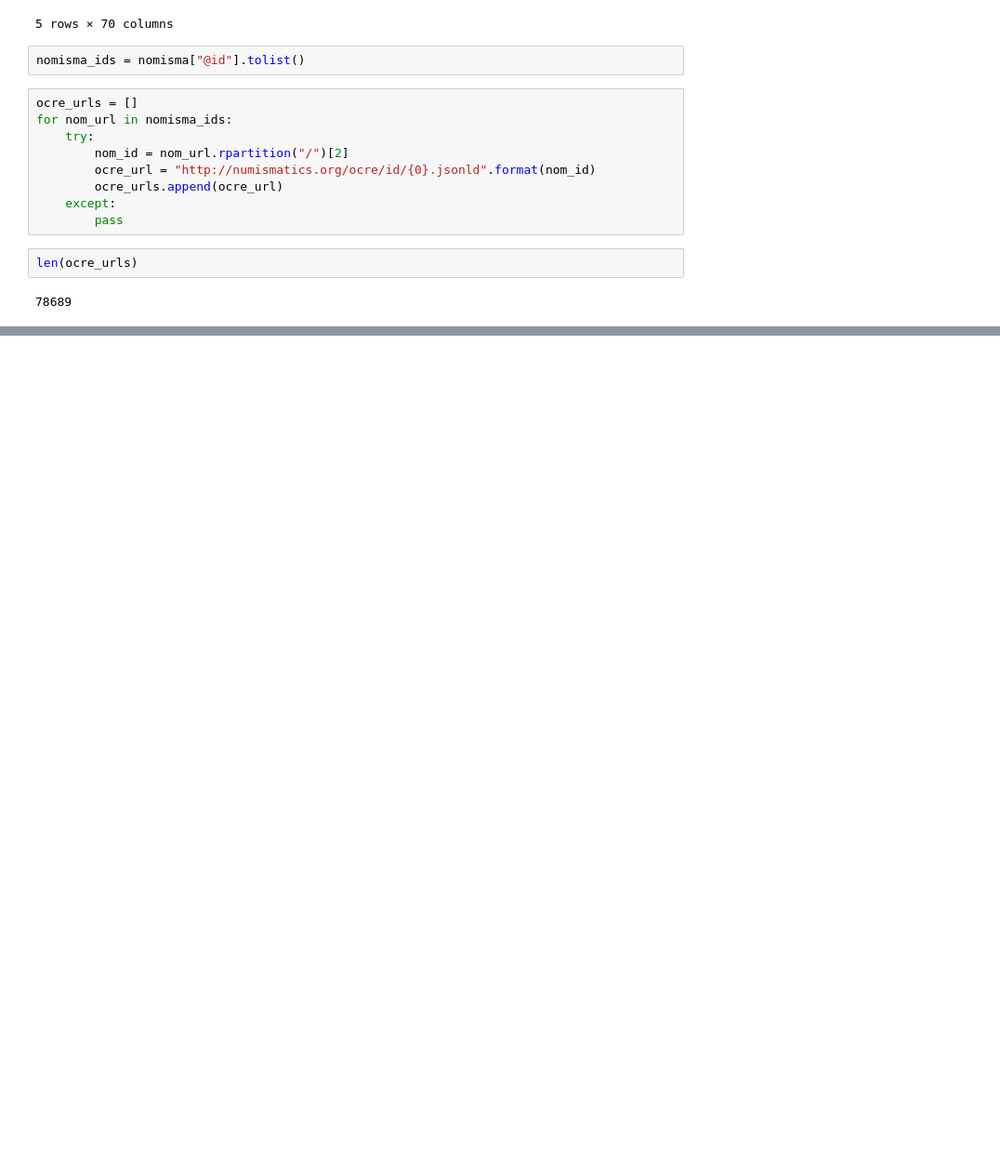
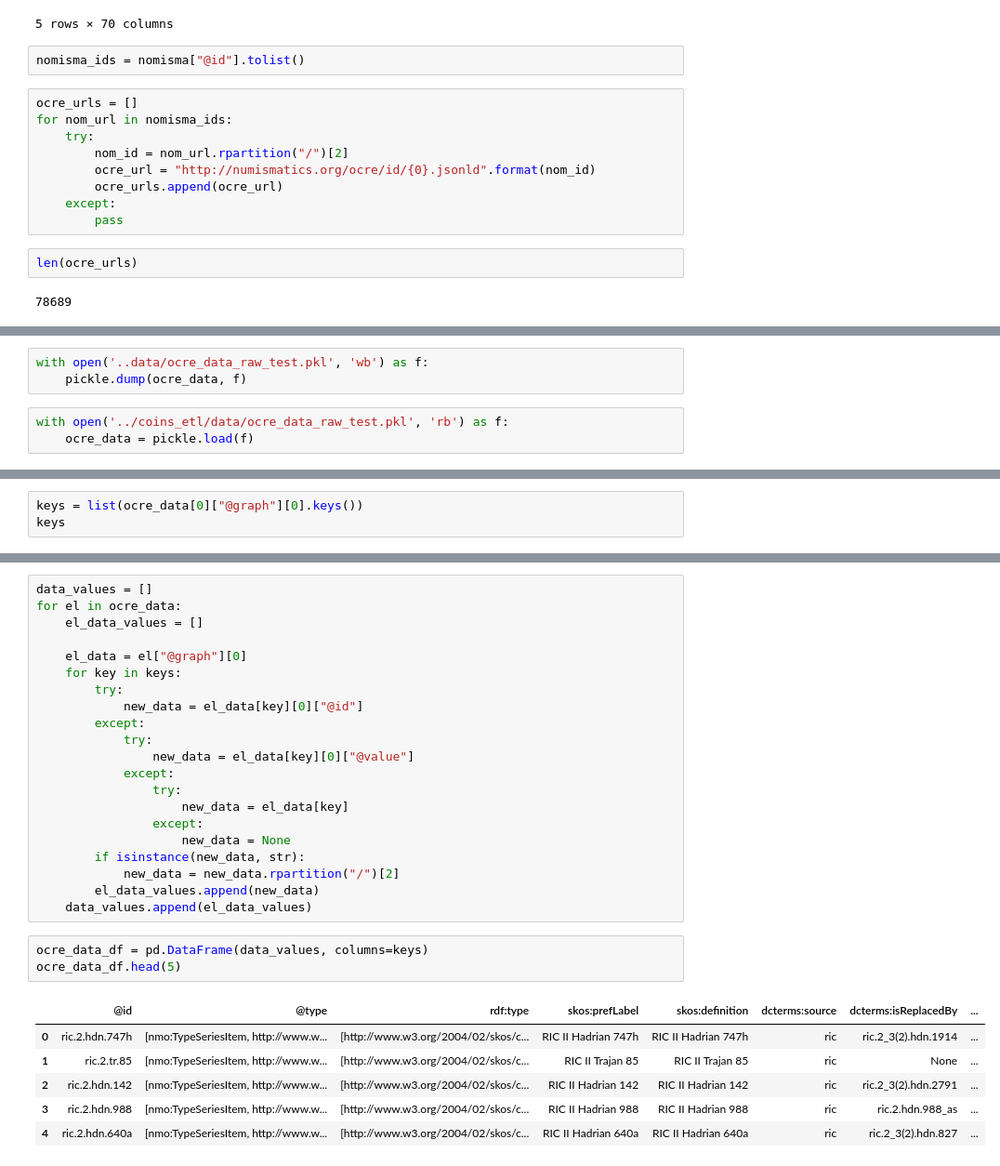
Before and after one commit to sdam-au/LI_ETL, a Jupyter notebook: scripts/ocre_raw_extract.ipynb, the cells around one changed output, grey strips where cells are left out. Shown: that part at 93% size. Saved outputs shown, nothing was run; the diff lists cells and outputs as text; blank space fills up the shorter version.

```diff
--- a/scripts/ocre_raw_extract.ipynb
+++ b/scripts/ocre_raw_extract.ipynb
@@ -80,0 +91,6 @@ for label_list in prefLabel:
+# %%
+with open('..data/ocre_data_raw_test.pkl', 'wb') as f:
+    pickle.dump(ocre_data, f)
+# %%
+with open('../coins_etl/data/ocre_data_raw_test.pkl', 'rb') as f:
+    ocre_data = pickle.load(f)
@@ -80,0 +119,3 @@ for label_list in prefLabel:
+# %%
+keys = list(ocre_data[0]["@graph"][0].keys())
+keys
@@ -80,0 +143,31 @@ for label_list in prefLabel:
+# %%
+data_values = []
+for el in ocre_data:
+    el_data_values = []
+
+    el_data = el["@graph"][0]
+    for key in keys:
+        try:
+            new_data = el_data[key][0]["@id"]
+        except:
+            try:
+                new_data = el_data[key][0]["@value"]
+            except:
+                try:
+                    new_data = el_data[key]
+                except:
+                    new_data = None
+        if isinstance(new_data, str):
+            new_data = new_data.rpartition("/")[2]
+        el_data_values.append(new_data)
+    data_values.append(el_data_values)
+# %%
+ocre_data_df = pd.DataFrame(data_values, columns=keys)
+ocre_data_df.head(5)
+# %% [output]
+|  | @id | @type | rdf:type | skos:prefLabel | skos:definition | dcterms:source | dcterms:isReplacedBy | ... |
+| 0 | ric.2.hdn.747h | [nmo:TypeSeriesItem, http://www.w... | [http://www.w3.org/2004/02/skos/c... | RIC II Hadrian 747h | RIC II Hadrian 747h | ric | ric.2_3(2).hdn.1914 | ... |
+| 1 | ric.2.tr.85 | [nmo:TypeSeriesItem, http://www.w... | [http://www.w3.org/2004/02/skos/c... | RIC II Trajan 85 | RIC II Trajan 85 | ric | None | ... |
+| 2 | ric.2.hdn.142 | [nmo:TypeSeriesItem, http://www.w... | [http://www.w3.org/2004/02/skos/c... | RIC II Hadrian 142 | RIC II Hadrian 142 | ric | ric.2_3(2).hdn.2791 | ... |
+| 3 | ric.2.hdn.988 | [nmo:TypeSeriesItem, http://www.w... | [http://www.w3.org/2004/02/skos/c... | RIC II Hadrian 988 | RIC II Hadrian 988 | ric | ric.2.hdn.988_as | ... |
+| 4 | ric.2.hdn.640a | [nmo:TypeSeriesItem, http://www.w... | [http://www.w3.org/2004/02/skos/c... | RIC II Hadrian 640a | RIC II Hadrian 640a | ric | ric.2_3(2).hdn.827 | ... |
```
Also changed, not shown: parts of 14 cells of this notebook.
